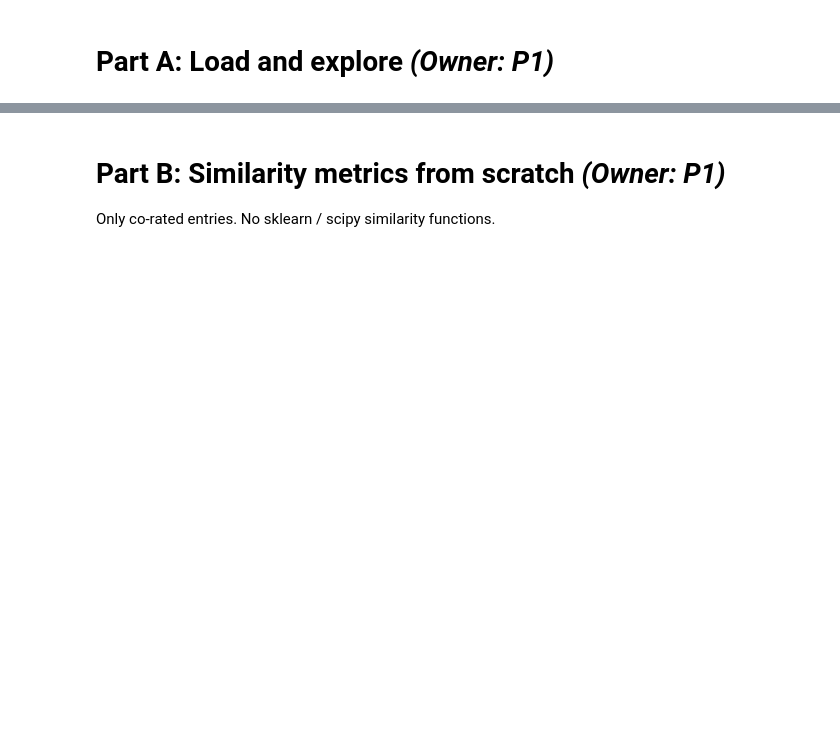
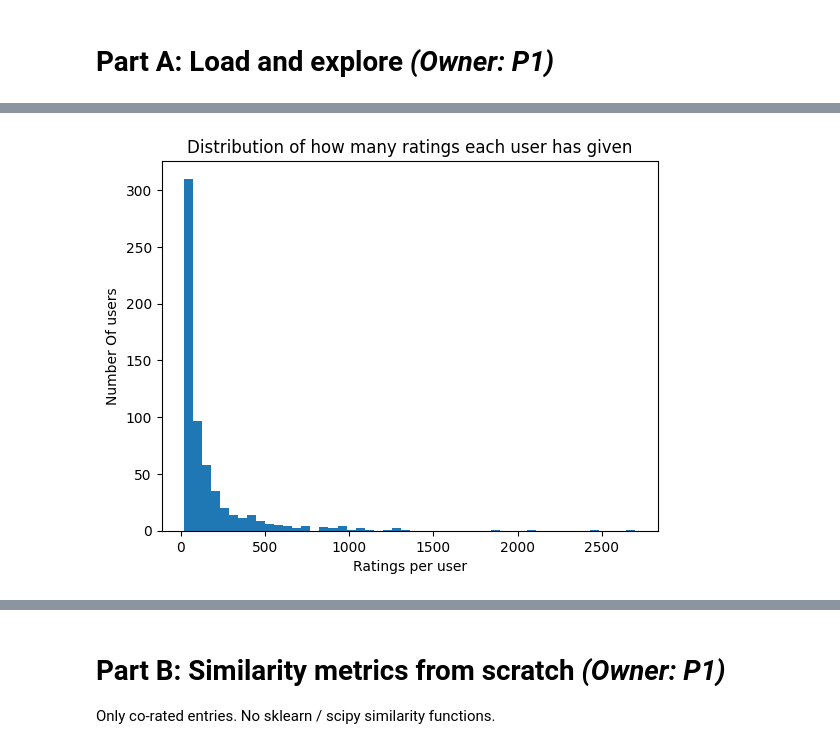
Before and after one commit to FarahAli04/Collaborative-filtering, a Jupyter notebook: Assignment _1.ipynb, the cells around one changed output, grey strips where cells are left out. Cells and saved outputs as stored; diff of their text form; code cells hidden in the pictures; blank space fills up the shorter version.

```diff
--- a/Assignment _1.ipynb
+++ b/Assignment _1.ipynb
@@ -32,0 +66,9 @@ matrix = None
+# %%
+ratingsPerUser = ratings.groupby('userId').size()
+plt.hist(ratingsPerUser,bins=50)
+plt.xlabel('Ratings per user')
+plt.ylabel('Number Of users')
+plt.title('Distribution of how many ratings each user has given')
+plt.show()
+# %% [output]
+[figure, added]
```
Also changed, not shown: parts of 19 cells of this notebook.
